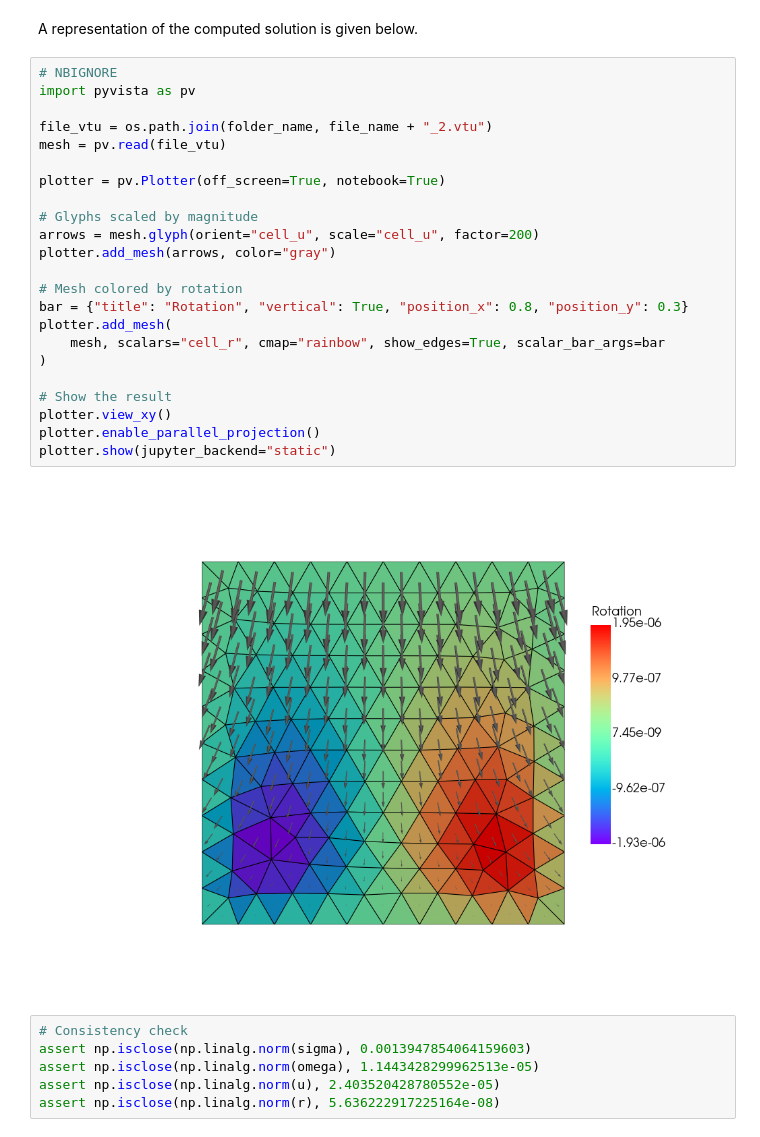
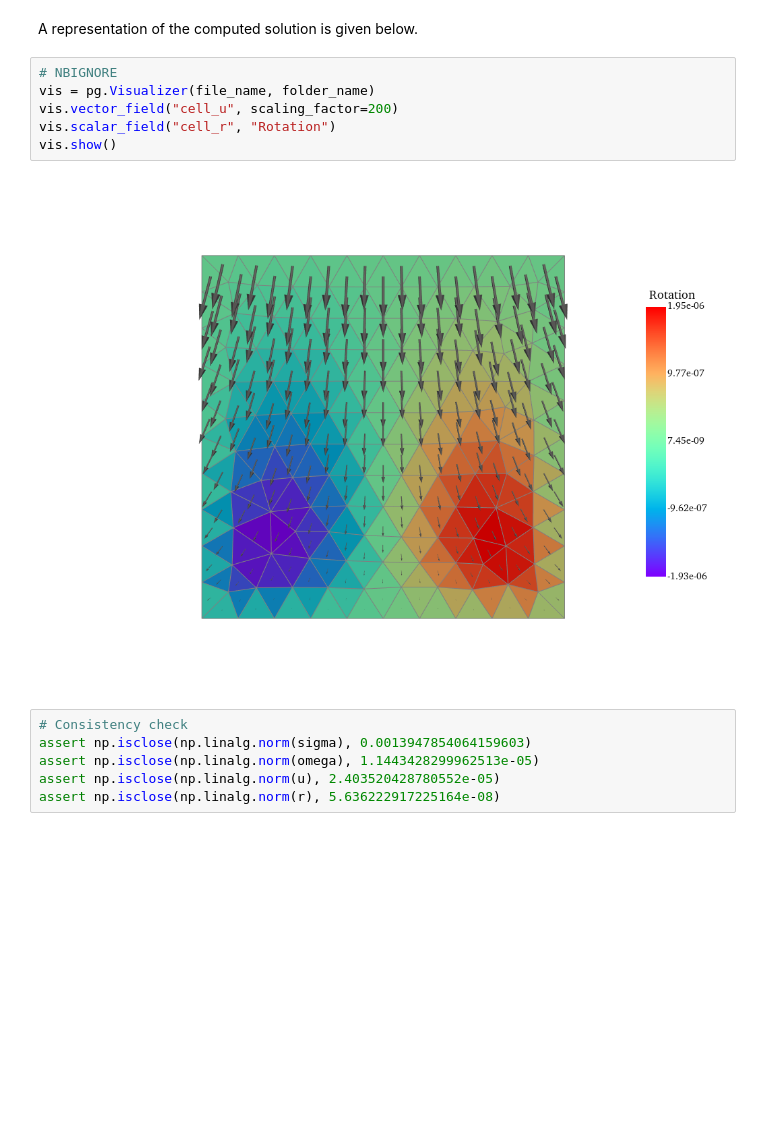
Before and after one commit to compgeo-mox/pygeon, a Jupyter notebook: tutorials/cosserat.ipynb, the cells around one changed output. Cells and saved outputs as stored; diff of their text form; blank space fills up the shorter version.

```diff
--- a/tutorials/cosserat.ipynb
+++ b/tutorials/cosserat.ipynb
@@ -178,31 +178,14 @@ save = pp.Exporter(sd, file_name, folder_name=folder_name)
 save.write_vtu([("cell_u", cell_u), ("cell_r", cell_r)])
 # %% [markdown]
 A representation of the computed solution is given below.
-# %%
-# NBIGNORE
-import pyvista as pv
-
-file_vtu = os.path.join(folder_name, file_name + "_2.vtu")
-mesh = pv.read(file_vtu)
-
-plotter = pv.Plotter(off_screen=True, notebook=True)
-
-# Glyphs scaled by magnitude
-arrows = mesh.glyph(orient="cell_u", scale="cell_u", factor=200)
-plotter.add_mesh(arrows, color="gray")
-
-# Mesh colored by rotation
-bar = {"title": "Rotation", "vertical": True, "position_x": 0.8, "position_y": 0.3}
-plotter.add_mesh(
-    mesh, scalars="cell_r", cmap="rainbow", show_edges=True, scalar_bar_args=bar
-)
-
-# Show the result
-plotter.view_xy()
-plotter.enable_parallel_projection()
-plotter.show(jupyter_backend="static")
-# %% [output]
-[figure, removed]
+# %%
+# NBIGNORE
+vis = pg.Visualizer(file_name, folder_name)
+vis.vector_field("cell_u", scaling_factor=200)
+vis.scalar_field("cell_r", "Rotation")
+vis.show()
+# %% [output]
+[figure, added]
 # %%
 # Consistency check
 assert np.isclose(np.linalg.norm(sigma), 0.0013947854064159603)
```
Also changed, not shown: 5 other files.
